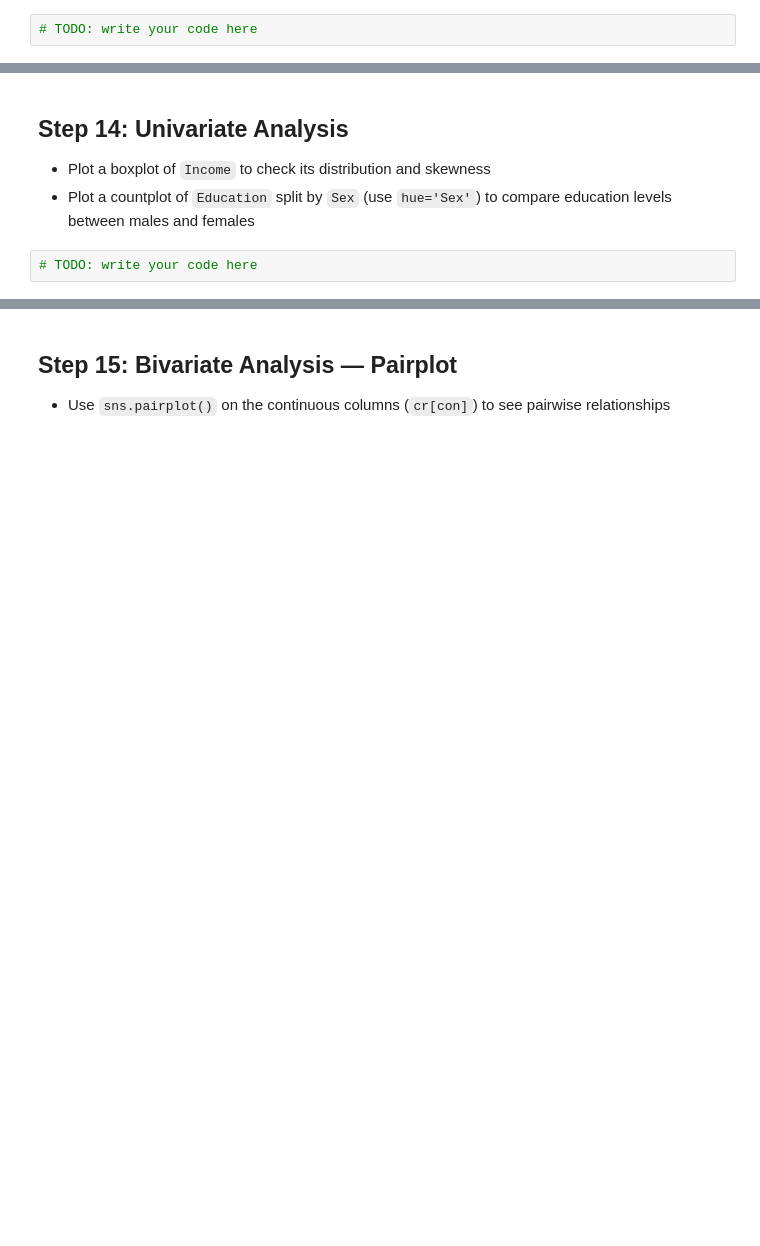
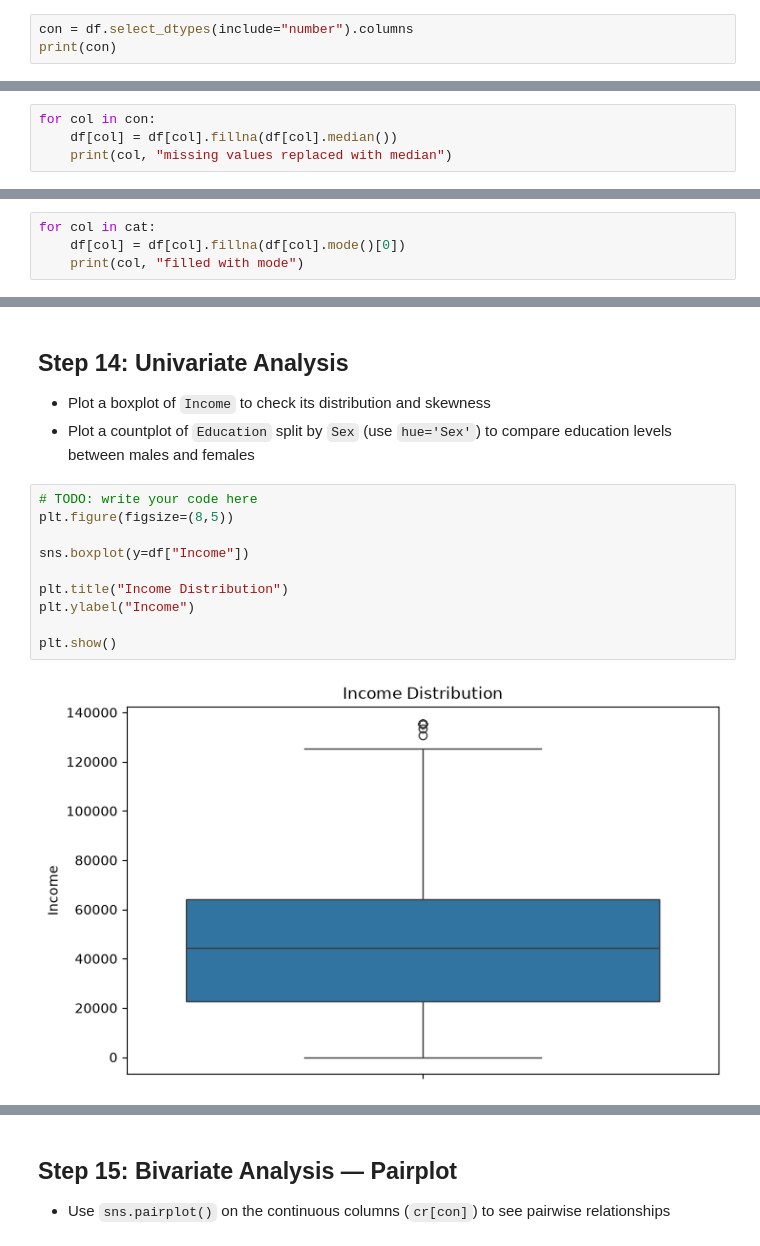
Before and after one commit to vinodh0512/ml-hcl, a Jupyter notebook: ex-2/EDA_Cars_Practice.ipynb, the cells around one changed output, grey strips where cells are left out. Drawn from its saved outputs; the diff is of its cells as text; blank space fills up the shorter version.

```diff
--- a/ex-2/EDA_Cars_Practice.ipynb
+++ b/ex-2/EDA_Cars_Practice.ipynb
@@ -253,4 +253,5 @@ Outliers treated successfully
 
 *(Reminder: Continuous variables -> use Median. Categorical variables -> use Mode.)*
 # %%
-# TODO: write your code here
+con = df.select_dtypes(include="number").columns
+print(con)
@@ -256,0 +260,4 @@ Outliers treated successfully
+# %%
+for col in con:
+    df[col] = df[col].fillna(df[col].median())
+    print(col, "missing values replaced with median")
@@ -262,0 +279,4 @@ Outliers treated successfully
+# %%
+for col in cat:
+    df[col] = df[col].fillna(df[col].mode()[0])
+    print(col, "filled with mode")
@@ -273,3 +318,13 @@ Outliers treated successfully
 - Plot a countplot of `Education` split by `Sex` (use `hue='Sex'`) to compare education levels between males and females
 # %%
 # TODO: write your code here
+plt.figure(figsize=(8,5))
+
+sns.boxplot(y=df["Income"])
+
+plt.title("Income Distribution")
+plt.ylabel("Income")
+
+plt.show()
+# %% [output]
+[figure, added]
```
Also changed, not shown: parts of 23 cells of this notebook, 2 other files.
